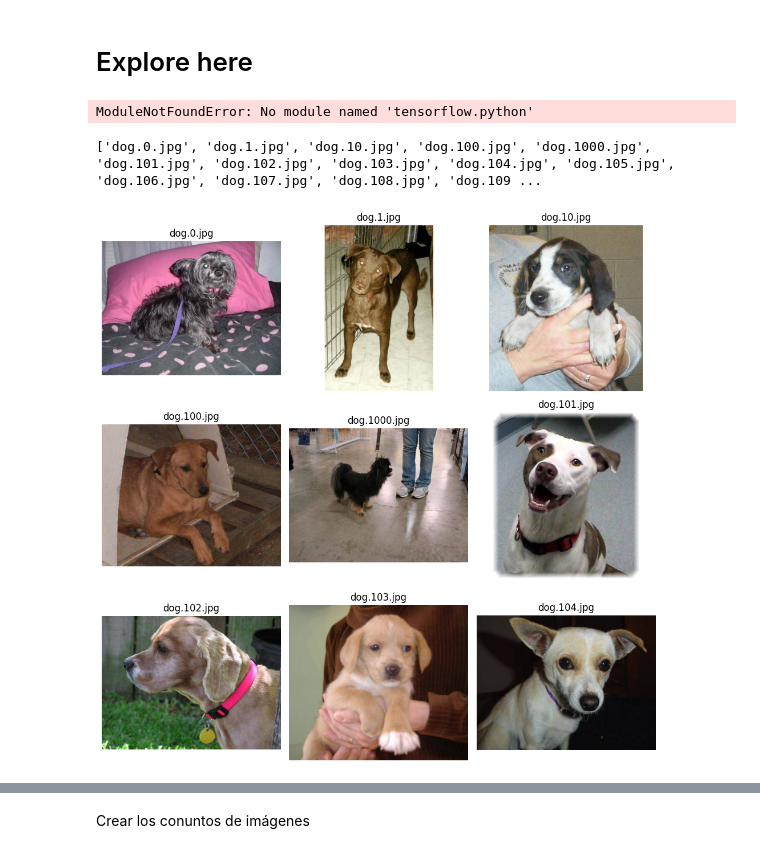
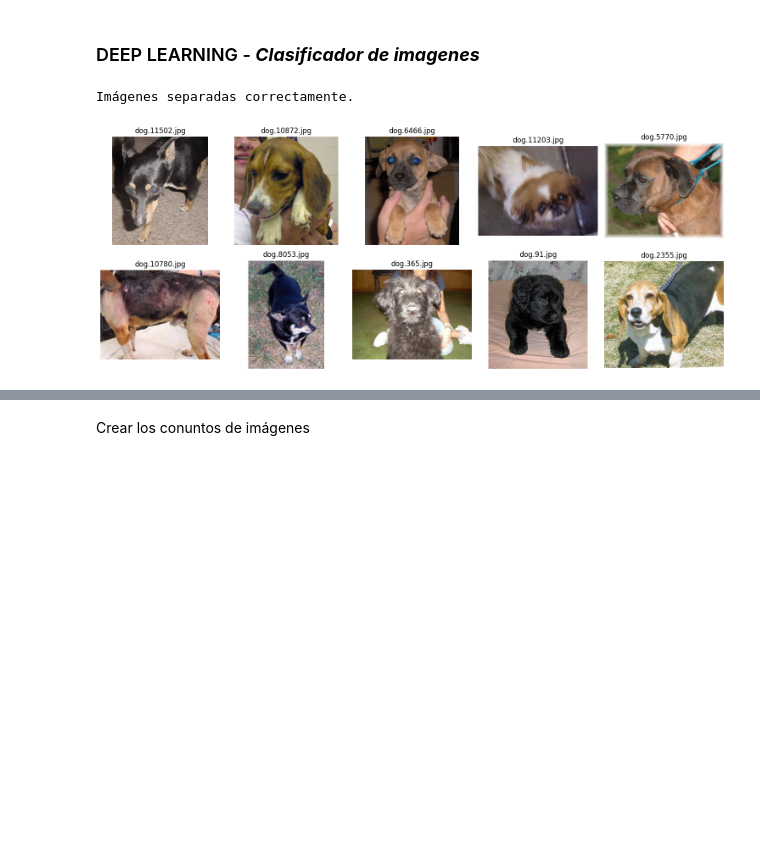
Before and after one commit to PazReumante/image-classifier-project-tutorial, a Jupyter notebook: project/explore.ipynb, the cells around one changed output, grey strips where cells are left out. Saved outputs shown, nothing was run; the diff lists cells and outputs as text; code cells hidden in the pictures; blank space fills up the shorter version.

Commit message:
explore

```diff
--- a/project/explore.ipynb
+++ b/project/explore.ipynb
@@ -1,2 +0,0 @@
-# %% [markdown]
-# Explore here
@@ -5,0 +1,2 @@
+# %% [markdown]
+### DEEP LEARNING - **_Clasificador de imagenes_**
@@ -6,16 +19,11 @@
 # %%
-import os
-import numpy as np
-import matplotlib.pyplot as plt
-from tensorflow.keras.preprocessing import image
-import shutil
 
 # Directorio donde están las imágenes mezcladas
-source_dir = "../data/raw/train"
+source_dir = "../images/raw/train"
 
 # Directorios de destino para gatos y perros
-cat_dir = "../data/raw/train/cats"
-dog_dir = "../data/raw/train/dogs"
+cat_dir = "../images/raw/train/cats"
+dog_dir = "../images/raw/train/dogs"
 
 # Crear directorios de destino si no existen
 os.makedirs(cat_dir, exist_ok=True)
@@ -33,33 +41,30 @@ for file in files:
 
 print("Imágenes separadas correctamente.")
 # %% [output]
-ModuleNotFoundError: No module named 'tensorflow.python'
+Imágenes separadas correctamente.
 # %%
-from PIL import Image
-
-# Obtener una lista de todos los nombres de archivos de imágenes de perros
+# Obtener una lista de todos los nombres de archivos de imágenes de perros que comienzan con 'dog'
 dog_images = [f for f in os.listdir(dog_dir) if f.startswith('dog')]
 
-print(dog_images)
+# Seleccionar aleatoriamente 10 imágenes de la lista
+random.shuffle(dog_images)
+dog_images = dog_images[:10]
 
-# Tomar las primeras 9 imágenes
-dog_images = dog_images[:9]
+# Configurar la figura para mostrar las imágenes
+plt.figure(figsize=(15, 6))
 
-# Mostrar las imágenes
-plt.figure(figsize=(10, 10))
-
+# Mostrar las imágenes en una cuadrícula de 2x5
 for i, image_name in enumerate(dog_images):
     image_path = os.path.join(dog_dir, image_name)
-    image = Image.open(image_path)
 
-    plt.subplot(3, 3, i + 1)  # Crear una cuadrícula de 3x3
-    plt.imshow(image)
-    plt.title(image_name)
-    plt.axis('off')  # Ocultar los ejes
+    with Image.open(image_path) as image:
+        plt.subplot(2, 5, i + 1)  # Crear una cuadrícula de 2x5
+        plt.imshow(image)
+        plt.title(image_name)
+        plt.axis('off')  # Ocultar los ejes
 
 plt.tight_layout()
 plt.show()
 # %% [output]
-['dog.0.jpg', 'dog.1.jpg', 'dog.10.jpg', 'dog.100.jpg', 'dog.1000.jpg', 'dog.101.jpg', 'dog.102.jpg', 'dog.103.jpg', 'dog.104.jpg', 'dog.105.jpg', 'dog.106.jpg', 'dog.107.jpg', 'dog.108.jpg', 'dog.109 ...
-[figure, old version]
+[figure, new version]
 # %%
```
Also changed, not shown: parts of 9 cells of this notebook.
